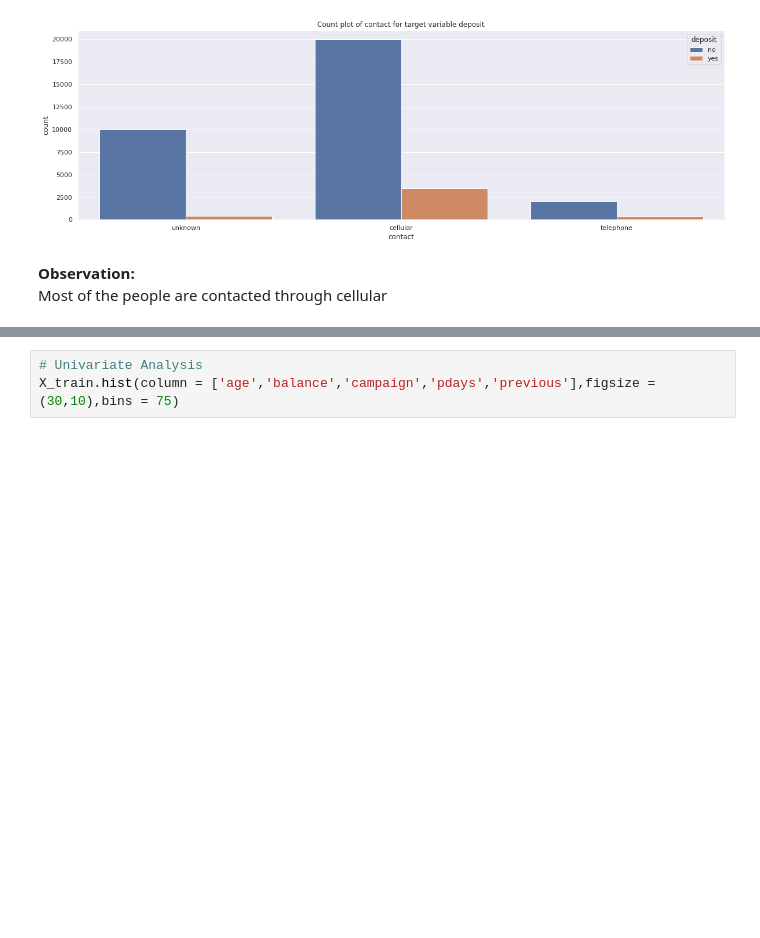
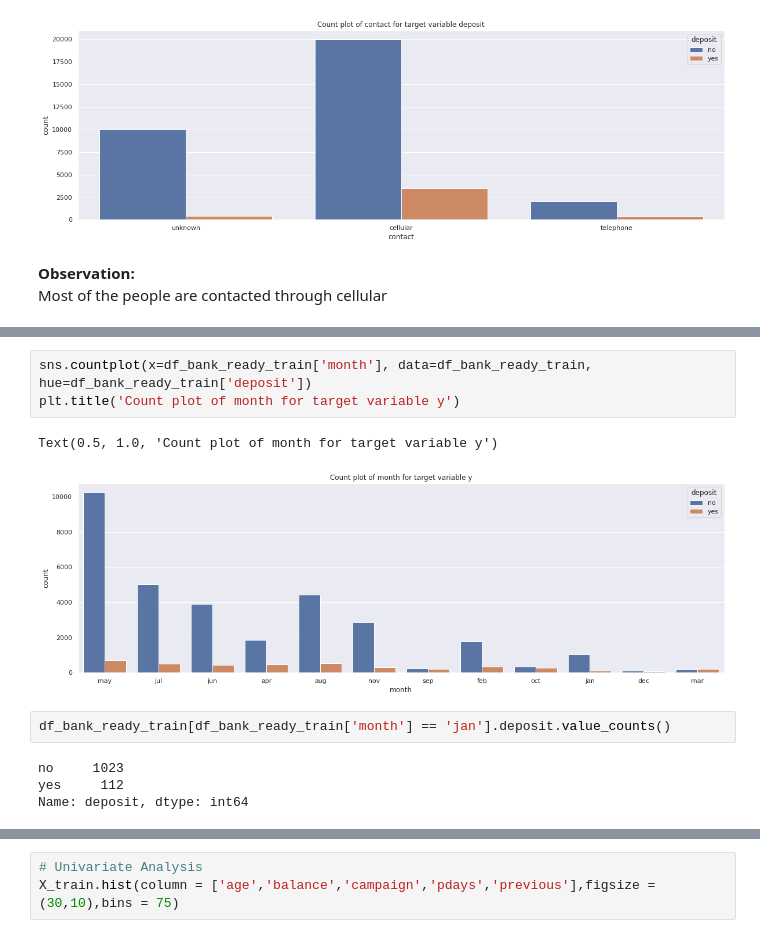
Before and after one commit to palit-ishan/Bank_Marketing_Campaign_Outcome, a Jupyter notebook: ML_Project_Notebook.ipynb, the cells around one changed output, grey strips where cells are left out. Drawn from its saved outputs; the diff is of its cells as text; blank space fills up the shorter version.

```diff
--- a/ML_Project_Notebook.ipynb
+++ b/ML_Project_Notebook.ipynb
@@ -479,0 +498,12 @@ Most of the people are contacted through cellular
+# %%
+sns.countplot(x=df_bank_ready_train['month'], data=df_bank_ready_train, hue=df_bank_ready_train['deposit'])
+plt.title('Count plot of month for target variable y')
+# %% [output]
+Text(0.5, 1.0, 'Count plot of month for target variable y')
+[figure, added]
+# %%
+df_bank_ready_train[df_bank_ready_train['month'] == 'jan'].deposit.value_counts()
+# %% [output]
+no     1023
+yes     112
+Name: deposit, dtype: int64
```
Also changed, not shown: parts of 7 cells of this notebook.
